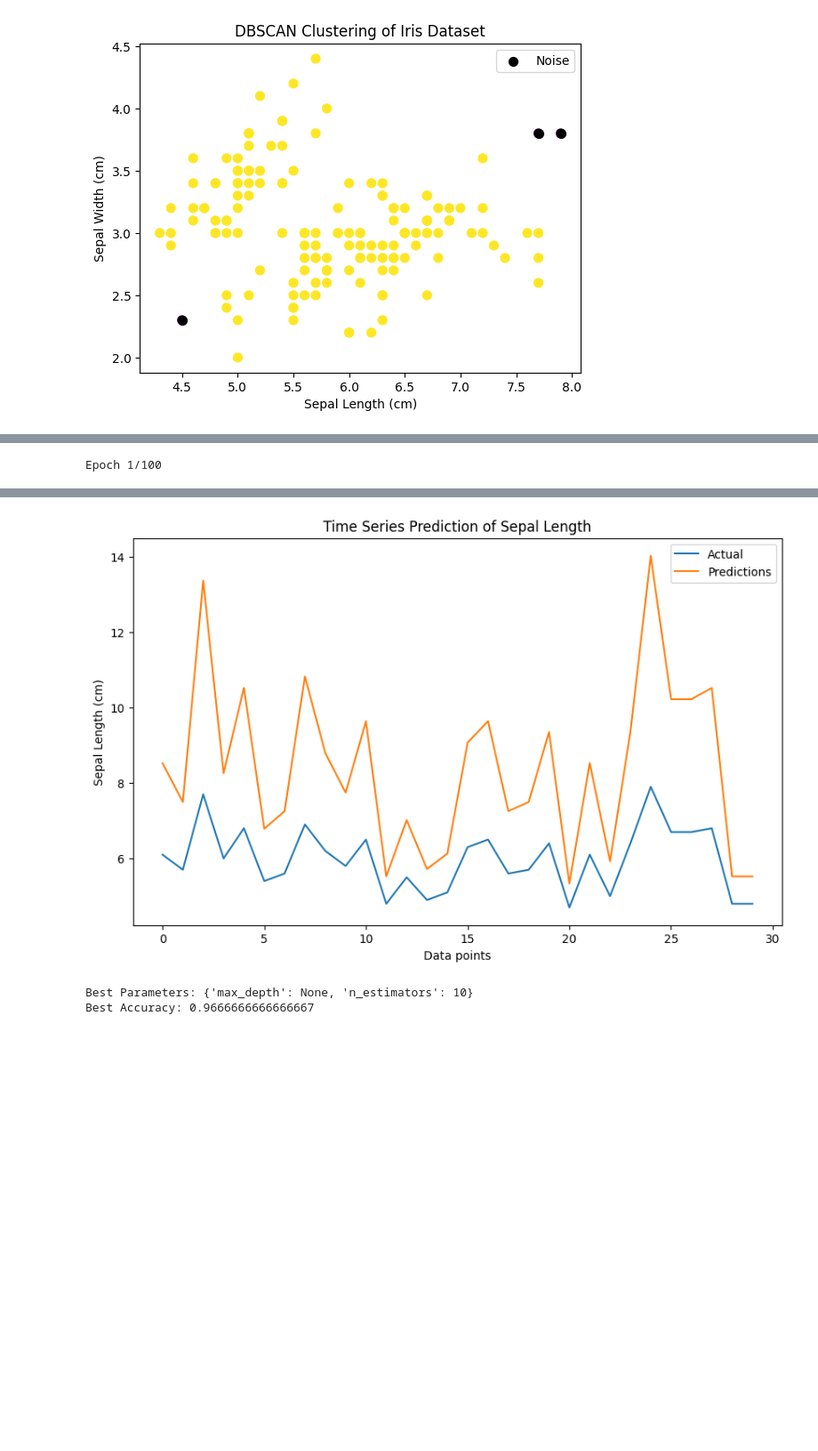
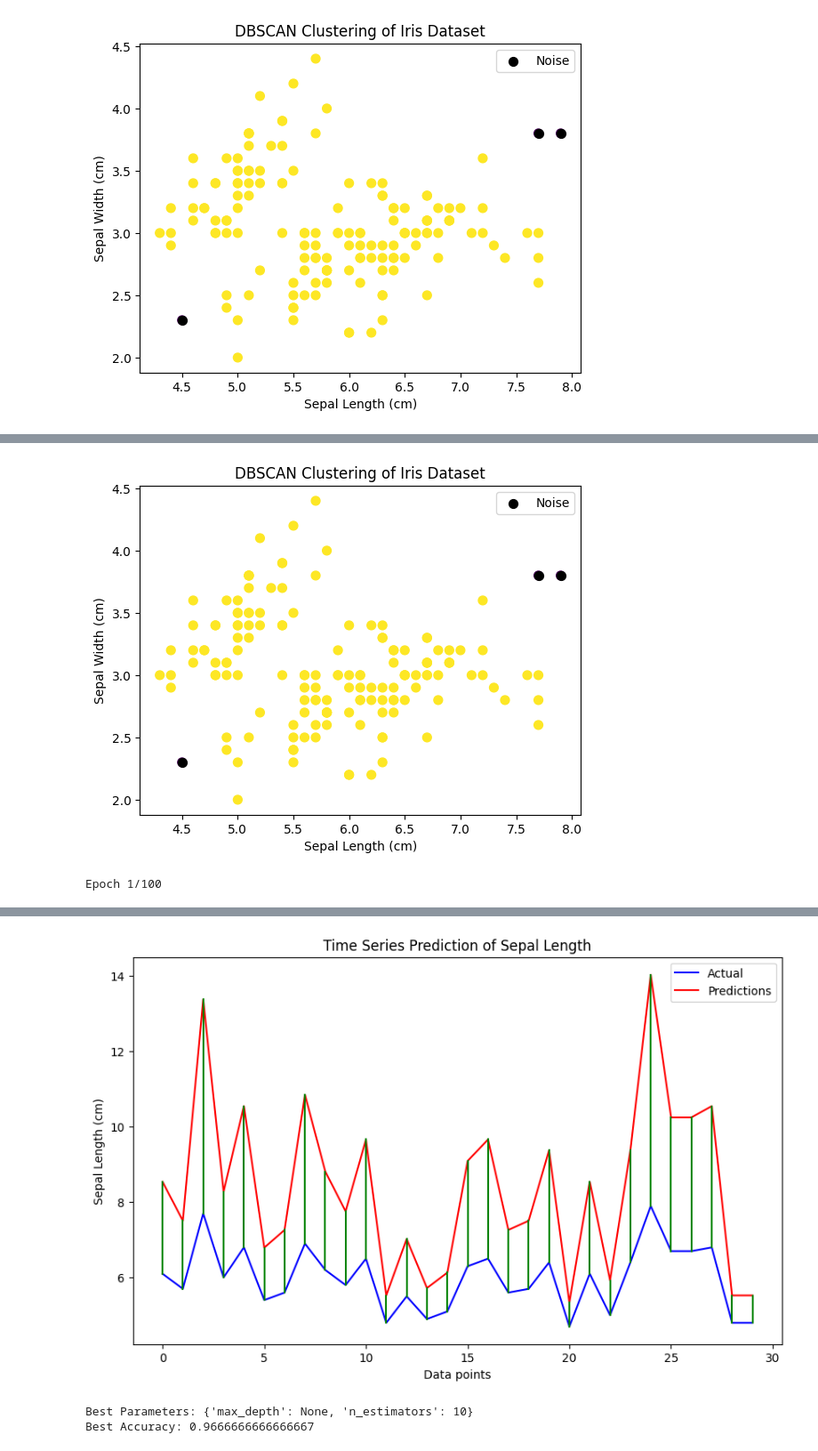
Before and after one commit to SAMYSOSERIOUS/Stats-analytics, a Jupyter notebook: DatatDay10.ipynb, the cells around one changed output, grey strips where cells are left out. Shown: that part at 89% size. Cells and saved outputs as stored; diff of their text form; code cells hidden in the pictures; blank space fills up the shorter version.

```diff
--- a/DatatDay10.ipynb
+++ b/DatatDay10.ipynb
@@ -52,14 +52,53 @@ plt.show()
 [figure]
 # %%
 
+from sklearn.datasets import load_iris
+from sklearn.cluster import KMeans
+import matplotlib.pyplot as plt
+from sklearn.cluster import DBSCAN
 import pandas as pd
 from sklearn.model_selection import train_test_split
 from sklearn.preprocessing import MinMaxScaler
 from tensorflow.keras.models import Sequential
 from tensorflow.keras.layers import LSTM, Dense
-import matplotlib.pyplot as plt
 
-from sklearn.datasets import load_iris
+
+iris = load_iris()
+
+
+iris = load_iris()
+X = iris.data[:, :2]
+
+kmeans = KMeans(n_clusters=3, random_state=0)
+kmeans.fit(X)
+y_kmeans = kmeans.predict(X)
+
+plt.scatter(X[:, 0], X[:, 1], c=y_kmeans, s=50, cmap='viridis')
+centers = kmeans.cluster_centers_
+plt.scatter(centers[:, 0], centers[:, 1], c='black', s=200, alpha=0.5)
+plt.show()
+
+
+iris = load_iris()
+X = iris.data[:, :2]
+
+dbscan = DBSCAN(eps=0.4, min_samples=5)
+dbscan.fit(X)
+y_dbscan = dbscan.labels_
+
+plt.scatter(X[:, 0], X[:, 1], c=y_dbscan, s=50, cmap='viridis')
+plt.title("DBSCAN Clustering of Iris Dataset")
+plt.xlabel("Sepal Length (cm)")
+plt.ylabel("Sepal Width (cm)")
+
+noise_points = X[y_dbscan == -1]
+if len(noise_points) > 0:
+    plt.scatter(noise_points[:, 0], noise_points[:, 1], c='black', s=50, label='Noise')
+    plt.legend()
+
+plt.show()
+
+
 iris = load_iris()
 data = pd.DataFrame(data=iris.data, columns=iris.feature_names)
 data['target'] = iris.target
@@ -92,8 +131,13 @@ y_test = scaler.inverse_transform(X_test.reshape(-1,1))
 
 
 plt.figure(figsize=(10, 6))
-plt.plot(y_test, label='Actual')
-plt.plot(predictions, label='Predictions')
+plt.plot(y_test, label='Actual', color='blue')
+plt.plot(predictions, label='Predictions', color='red')
+
+#Color the difference
+for i in range(len(y_test)):
+    plt.plot([i,i],[y_test[i],predictions[i]], color='green')
+
 plt.legend()
 plt.title('Time Series Prediction of Sepal Length')
 plt.xlabel('Data points')
@@ -103 +148,2 @@ plt.show()
+[figure, added]
 Epoch 1/100
@@ -121,4 +167,4 @@ Epoch 100/100
-[figure, old version]
+[figure, added]
 # %%
 
 from sklearn.model_selection import GridSearchCV
```
Also changed, not shown: parts of 1 cell of this notebook.
